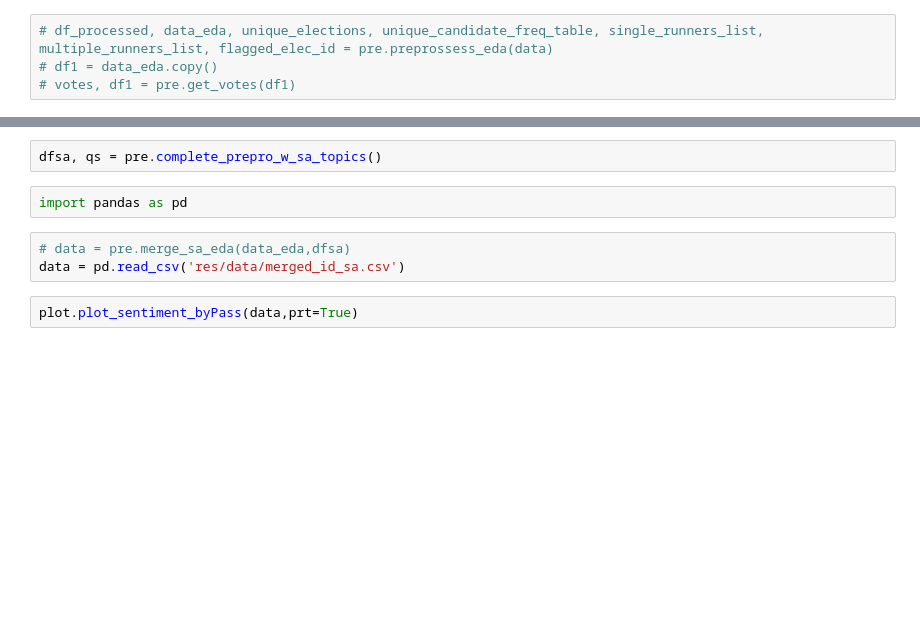
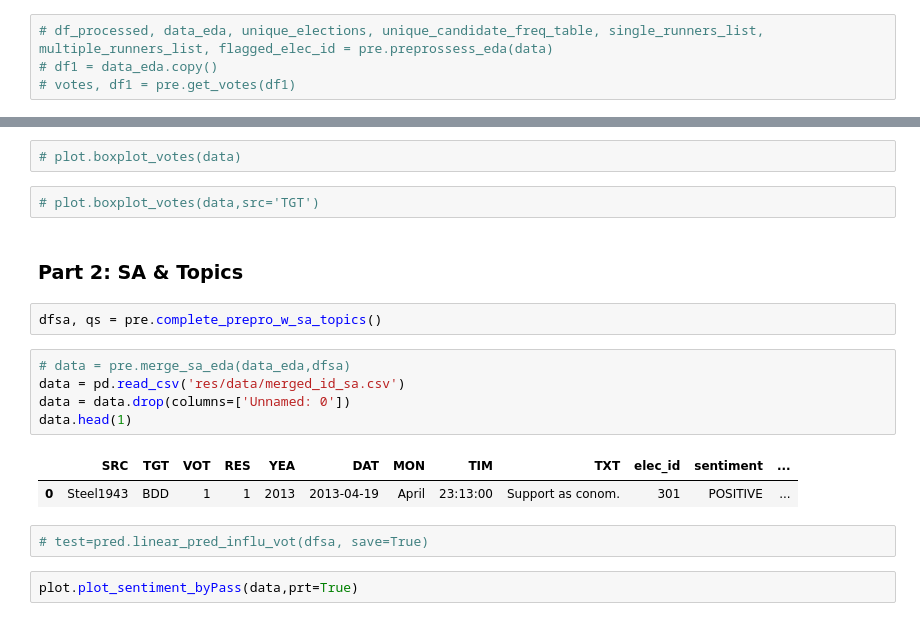
Before and after one commit to epfl-ada/ada-2024-project-ackthuallydeadalready, a Jupyter notebook: main.ipynb, the cells around one changed output, grey strips where cells are left out. Drawn from its saved outputs; the diff is of its cells as text; blank space fills up the shorter version.

Commit message:
topics graphs

```diff
--- a/main.ipynb
+++ b/main.ipynb
@@ -35,10 +99,21 @@ data.head(5)
+# %%
+# plot.boxplot_votes(data)
+# %%
+# plot.boxplot_votes(data,src='TGT')
+# %% [markdown]
+### Part 2: SA & Topics
 # %%
 dfsa, qs = pre.complete_prepro_w_sa_topics()
-# %%
-import pandas as pd
 # %%
 # data = pre.merge_sa_eda(data_eda,dfsa)
 data = pd.read_csv('res/data/merged_id_sa.csv')
+data = data.drop(columns=['Unnamed: 0'])
+data.head(1)
+# %% [output]
+|  | SRC | TGT | VOT | RES | YEA | DAT | MON | TIM | TXT | elec_id | sentiment | ... |
+| 0 | Steel1943 | BDD | 1 | 1 | 2013 | 2013-04-19 | April | 23:13:00 | Support as conom. | 301 | POSITIVE | ... |
+# %%
+# test=pred.linear_pred_influ_vot(dfsa, save=True)
 # %%
 plot.plot_sentiment_byPass(data,prt=True)
 # %%
```
Also changed, not shown: parts of 20 cells of this notebook, 4 other files.
